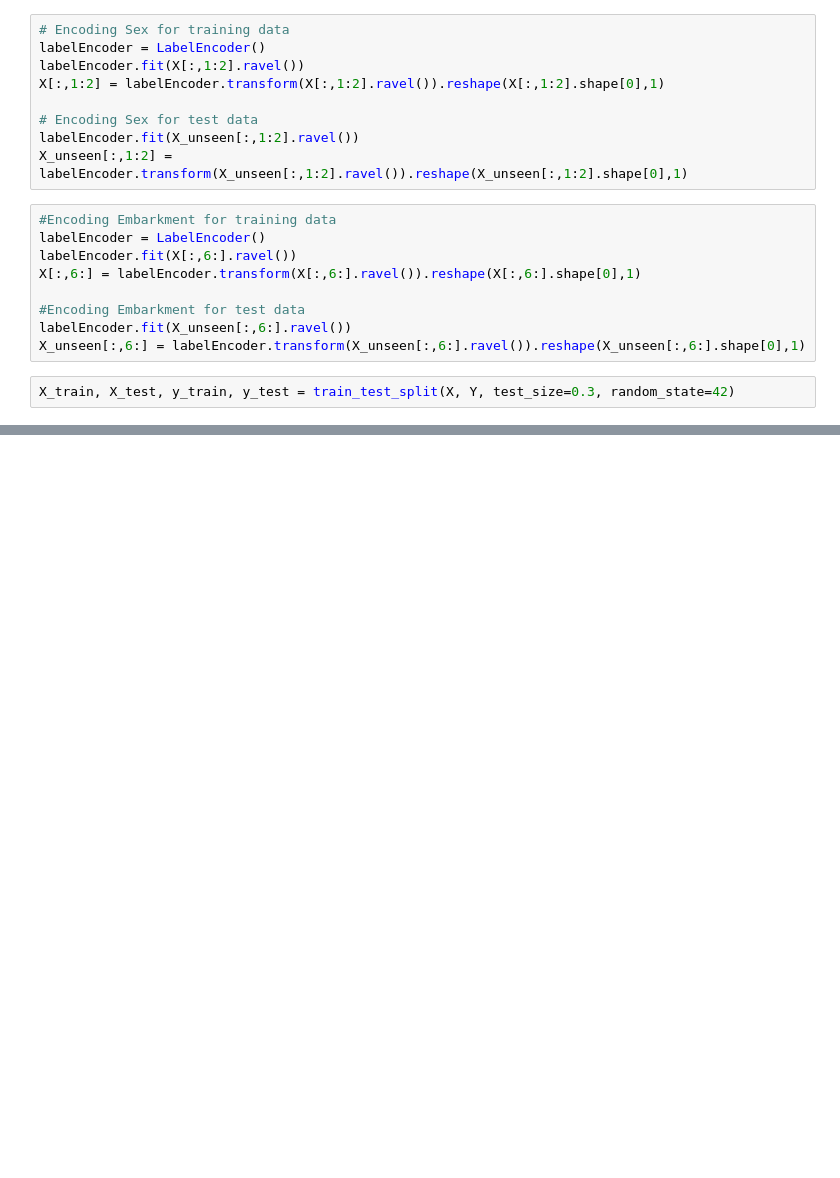
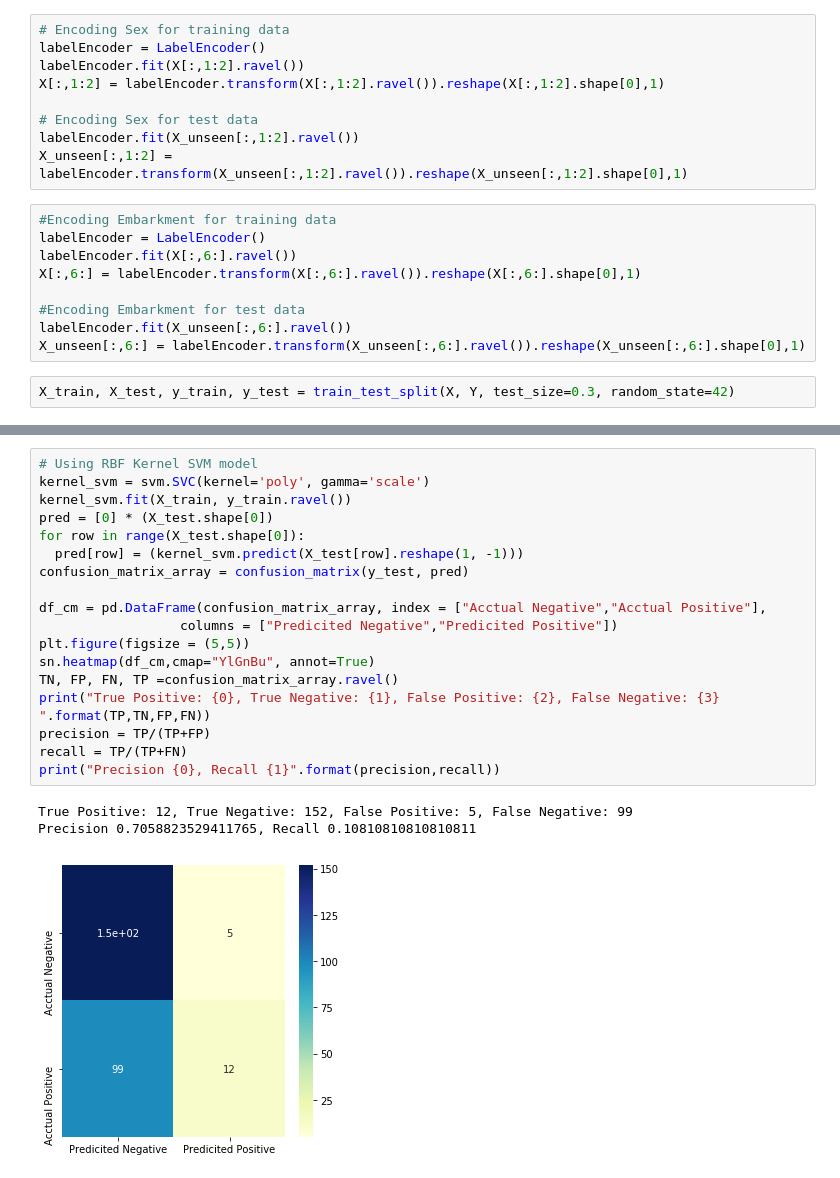
Before and after one commit to AnupKumarGupta/Machine-Learning-Lab-Assignments, a Jupyter notebook: Tiatanic.ipynb, the cells around one changed output, grey strips where cells are left out. Drawn from its saved outputs; the diff is of its cells as text; blank space fills up the shorter version.

```diff
--- a/Tiatanic.ipynb
+++ b/Tiatanic.ipynb
@@ -157 +137,23 @@ LinearSVC(C=1.0, class_weight=None, dual=True, fit_intercept=True,
+# %%
+# Using RBF Kernel SVM model
+kernel_svm = svm.SVC(kernel='poly', gamma='scale')
+kernel_svm.fit(X_train, y_train.ravel())
+pred = [0] * (X_test.shape[0])
+for row in range(X_test.shape[0]):
+  pred[row] = (kernel_svm.predict(X_test[row].reshape(1, -1)))
+confusion_matrix_array = confusion_matrix(y_test, pred)
+
+df_cm = pd.DataFrame(confusion_matrix_array, index = ["Acctual Negative","Acctual Positive"],
+                  columns = ["Predicited Negative","Predicited Positive"])
+plt.figure(figsize = (5,5))
+sn.heatmap(df_cm,cmap="YlGnBu", annot=True)
+TN, FP, FN, TP =confusion_matrix_array.ravel()
+print("True Positive: {0}, True Negative: {1}, False Positive: {2}, False Negative: {3} ".format(TP,TN,FP,FN))
+precision = TP/(TP+FP)
+recall = TP/(TP+FN)
+print("Precision {0}, Recall {1}".format(precision,recall))
+# %% [output]
+True Positive: 12, True Negative: 152, False Positive: 5, False Negative: 99
+Precision 0.7058823529411765, Recall 0.10810810810810811
+[figure, added]
 # %%
```
Also changed, not shown: parts of 8 cells of this notebook.
